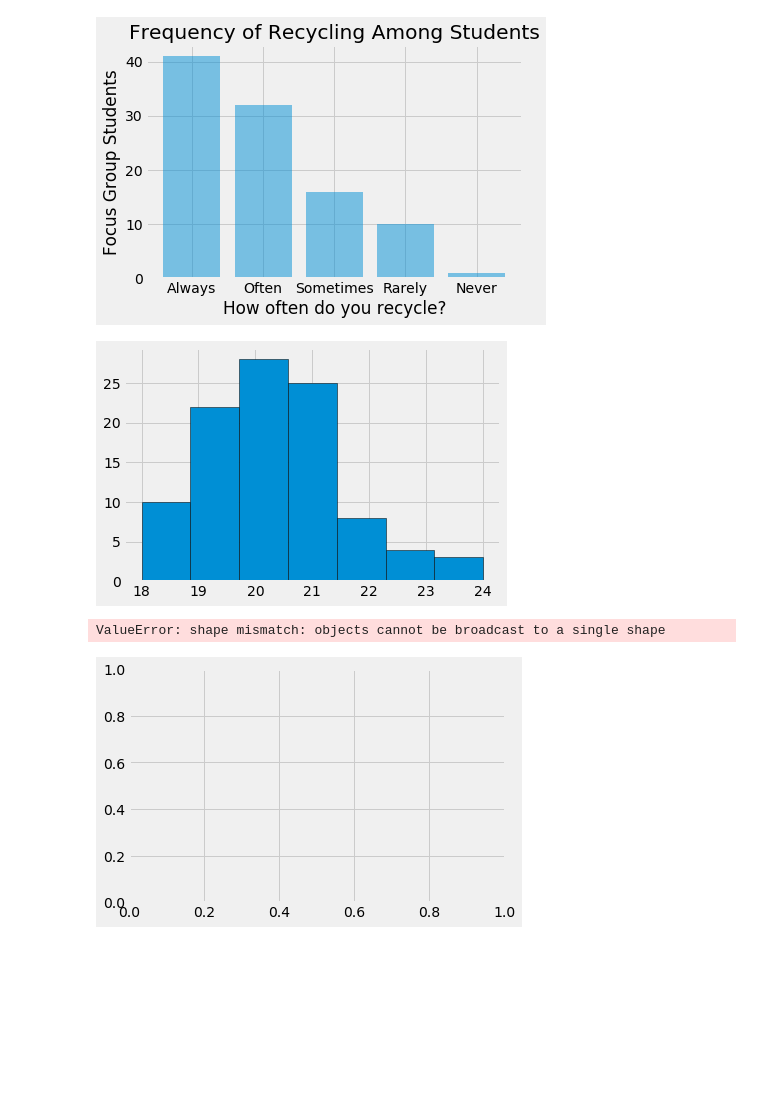
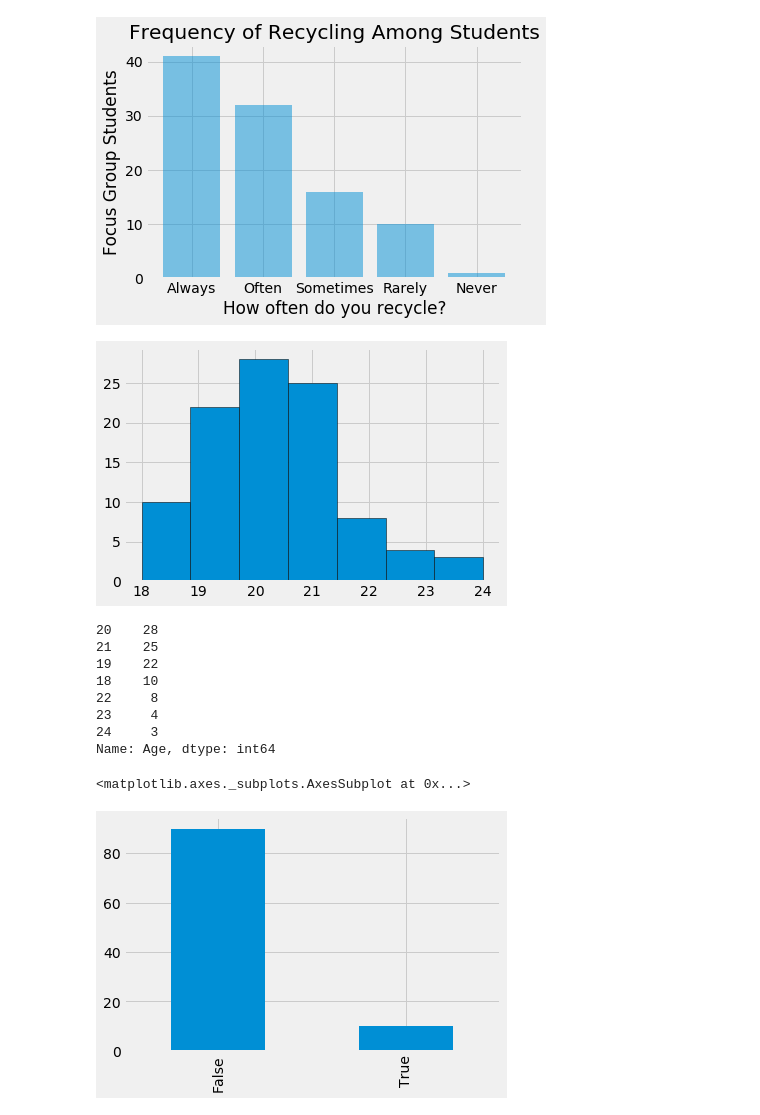
Before and after one commit to aalmeida9/362Project1, a Jupyter notebook: main.ipynb, the cells around one changed output. Drawn from its saved outputs; the diff is of its cells as text; code cells hidden in the pictures; blank space fills up the shorter version.

Commit message:
Electronics graph and mosaic plot

```diff
--- a/main.ipynb
+++ b/main.ipynb
@@ -28,7 +29,7 @@ df.fillna('No', inplace=True)
 
 #Splitting strings into arrays
 df['Reasoning'] = df['Reasoning'].str.split(";", expand = False)
-df['Items'] = df['Items'].str.split(";", expand = False)
+#df['Items'] = df['Items'].str.split(";", expand = False)
 
 #Replacing Majors with relevant groups, by engineers, Computer Science, Business
 df['Major'].replace(dict.fromkeys(['CIS', 'Computer Science', 'Computer science', 'Computer science'],
@@ -103,14 +104,33 @@ plt.hist(df['Age'], bins = 7, edgecolor='black')
 plt.show()
 
 #above plot isn't actually a histogram its a bar graph but I'm having difficult formatting age on a bar plot
-#Using value counts orders the series by frequency which isn't wanted
-#waiting to format graph labels
-plt.bar(x, df['Age'].value_counts(), edgecolor='black')
-plt.show()
+#Using value counts orders the series by frequency which isn't wanted waiting to format graph labels
+#below code doesn't work
+#plt.bar(x, df['Age'].value_counts(), edgecolor='black')
+#plt.show()
 
 #useful to consider
 df['Age'].value_counts()
 # %% [output]
 [figure]
-ValueError: shape mismatch: objects cannot be broadcast to a single shape
+20    28
+21    25
+19    22
+18    10
+22     8
+23     4
+24     3
+Name: Age, dtype: int64
-[figure, removed]
+# %%
+#Data analysis on Items column, specifically electronic subset
+#group by people who did and didn't recycle electronics
+#plt.rcParams['font.size'] = 16.0
+#mosaic(df, ['Frequency', 'Habits'])
+
+#Not sure how to use plt here had to use plot which I don't think I can format it
+df1 = df.Items.str.contains(pat = 'Electronics')
+df1.value_counts()
+df1.value_counts().plot(kind='bar')
+# %% [output]
+<matplotlib.axes._subplots.AxesSubplot at 0x...>
+[figure, added]
```
Also changed, not shown: parts of 2 cells of this notebook.
